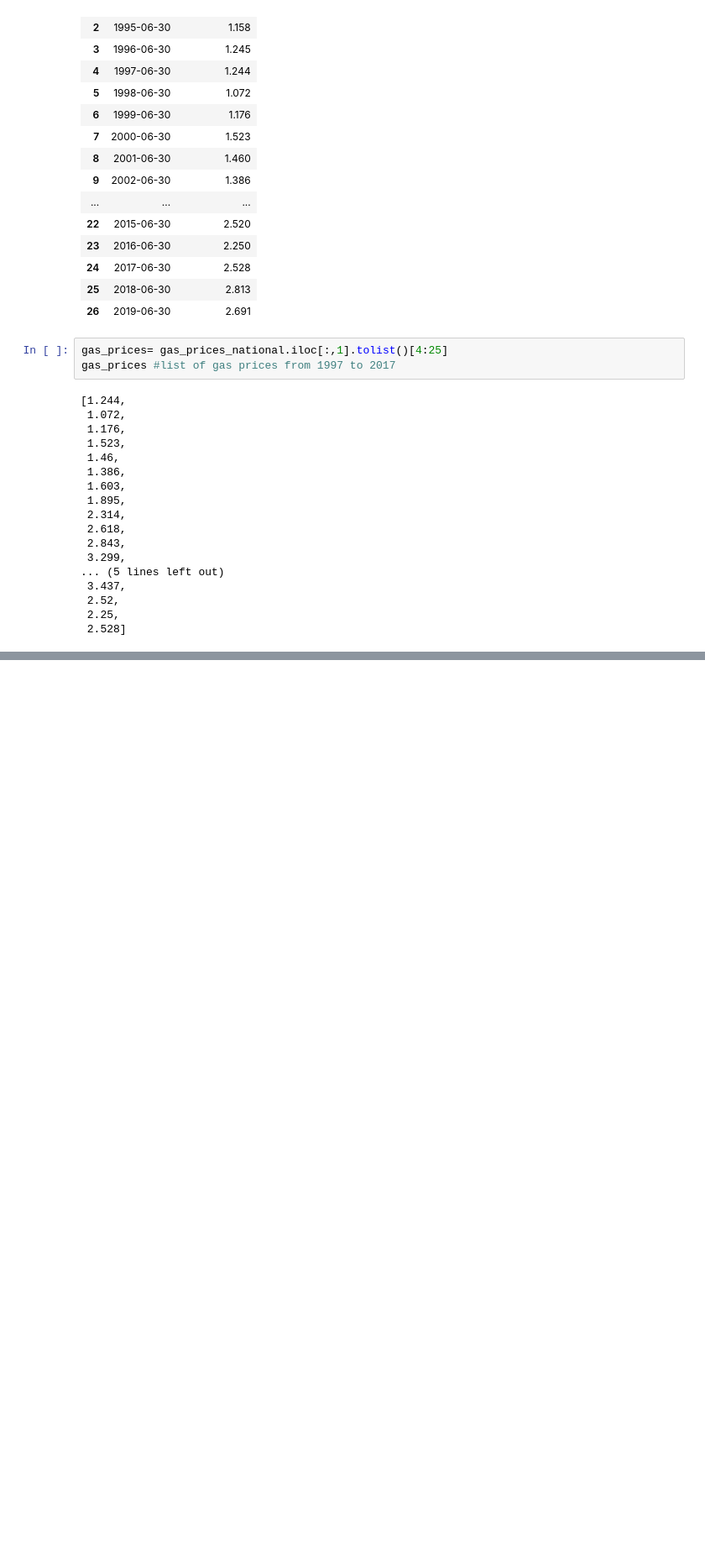
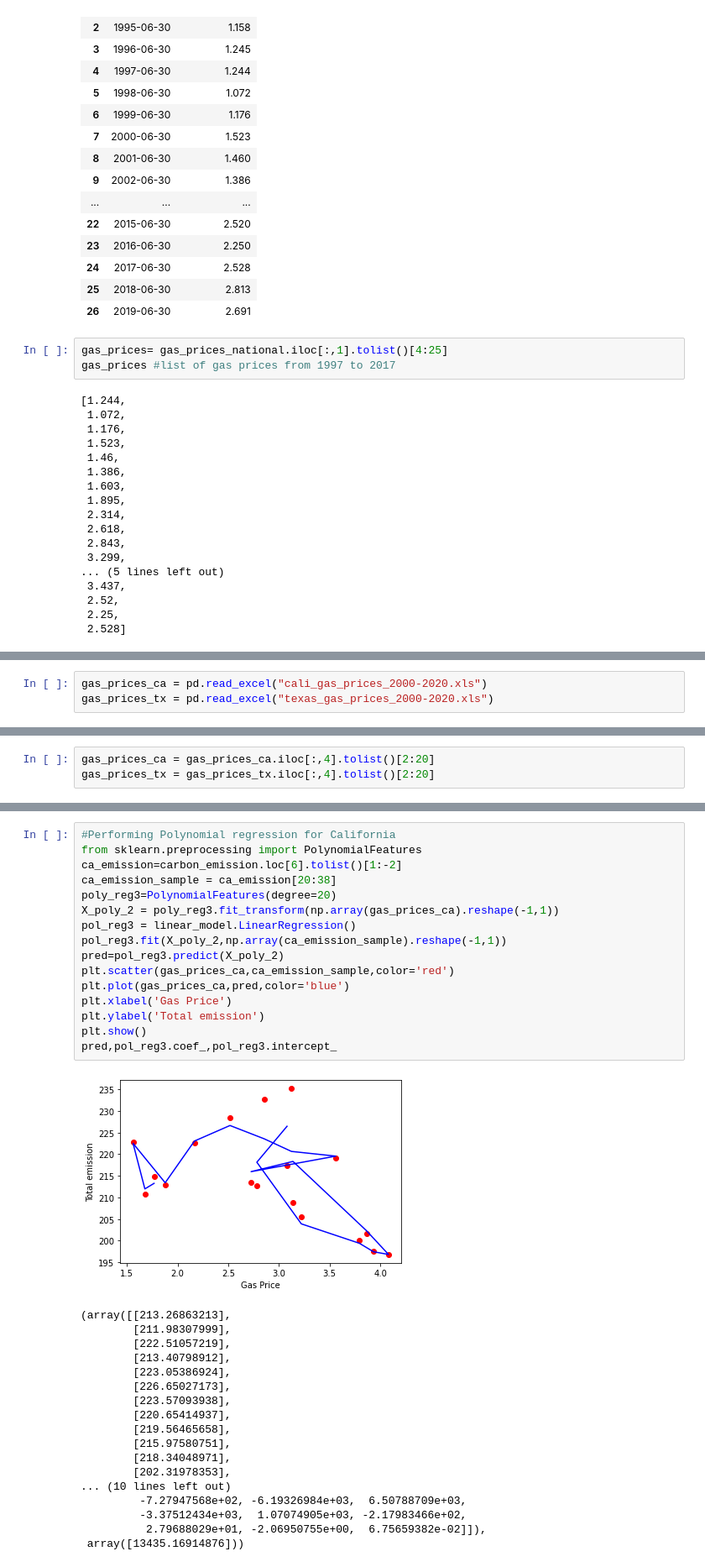
Before and after one commit to ykim879/machine.learning.project, a Jupyter notebook: Polynomial Regression.ipynb, the cells around one changed output, grey strips where cells are left out. Shown at 84% size. Drawn from its saved outputs; the diff is of its cells as text; blank space fills up the shorter version.

Commit message:
Performed PolyReg for CA and TX

```diff
--- a/Polynomial Regression.ipynb
+++ b/Polynomial Regression.ipynb
@@ -163,3 +163,6 @@ pred,pol_reg2.coef_,pol_reg2.intercept_
           1.21798738e+06, -3.08104382e+05,  5.00522350e+04,
          -4.72021805e+03,  1.96460783e+02]]),
  array([479140.40154341]))
+# %%
+gas_prices_ca = pd.read_excel("cali_gas_prices_2000-2020.xls")
+gas_prices_tx = pd.read_excel("texas_gas_prices_2000-2020.xls")
@@ -165,0 +185,3 @@ pred,pol_reg2.coef_,pol_reg2.intercept_
+# %%
+gas_prices_ca = gas_prices_ca.iloc[:,4].tolist()[2:20]
+gas_prices_tx = gas_prices_tx.iloc[:,4].tolist()[2:20]
@@ -165,0 +208,35 @@ pred,pol_reg2.coef_,pol_reg2.intercept_
+# %%
+#Performing Polynomial regression for California
+from sklearn.preprocessing import PolynomialFeatures
+ca_emission=carbon_emission.loc[6].tolist()[1:-2]
+ca_emission_sample = ca_emission[20:38]
+poly_reg3=PolynomialFeatures(degree=20)
+X_poly_2 = poly_reg3.fit_transform(np.array(gas_prices_ca).reshape(-1,1))
+pol_reg3 = linear_model.LinearRegression()
+pol_reg3.fit(X_poly_2,np.array(ca_emission_sample).reshape(-1,1))
+pred=pol_reg3.predict(X_poly_2)
+plt.scatter(gas_prices_ca,ca_emission_sample,color='red')
+plt.plot(gas_prices_ca,pred,color='blue')
+plt.xlabel('Gas Price')
+plt.ylabel('Total emission')
+plt.show()
+pred,pol_reg3.coef_,pol_reg3.intercept_
+# %% [output]
+[figure, added]
+(array([[213.26863213],
+        [211.98307999],
+        [222.51057219],
+        [213.40798912],
+        [223.05386924],
+        [226.65027173],
+        [223.57093938],
+        [220.65414937],
+        [219.56465658],
+        [215.97580751],
+        [218.34048971],
+        [202.31978353],
+... (10 lines left out)
+         -7.27947568e+02, -6.19326984e+03,  6.50788709e+03,
+         -3.37512434e+03,  1.07074905e+03, -2.17983466e+02,
+          2.79688029e+01, -2.06950755e+00,  6.75659382e-02]]),
+ array([13435.16914876]))
```
Also changed, not shown: parts of 4 cells of this notebook, 2 other files.
